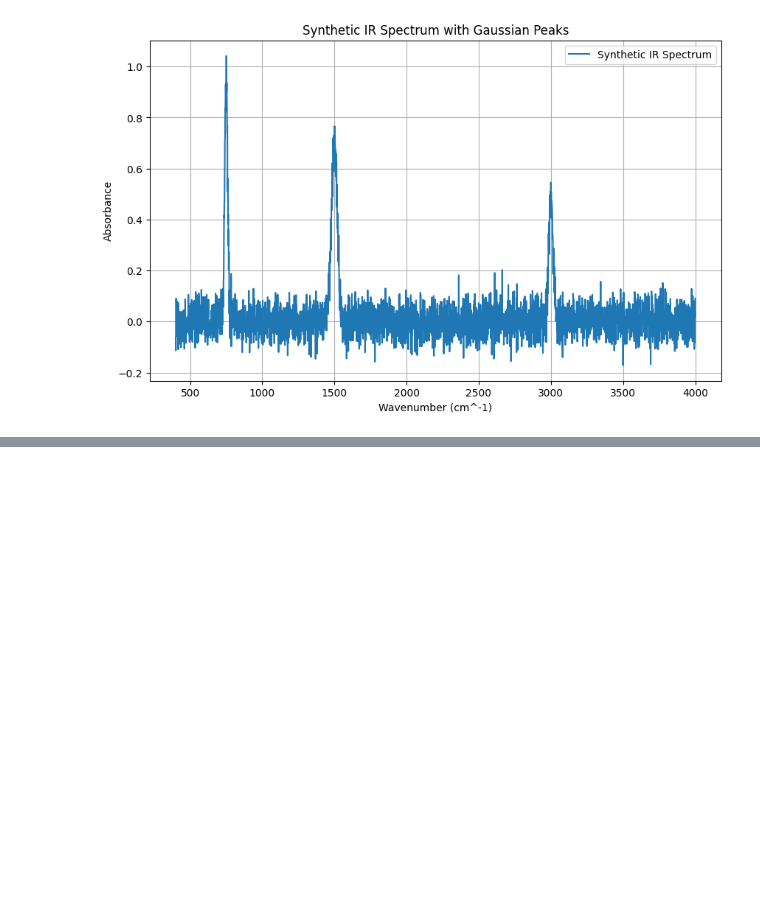
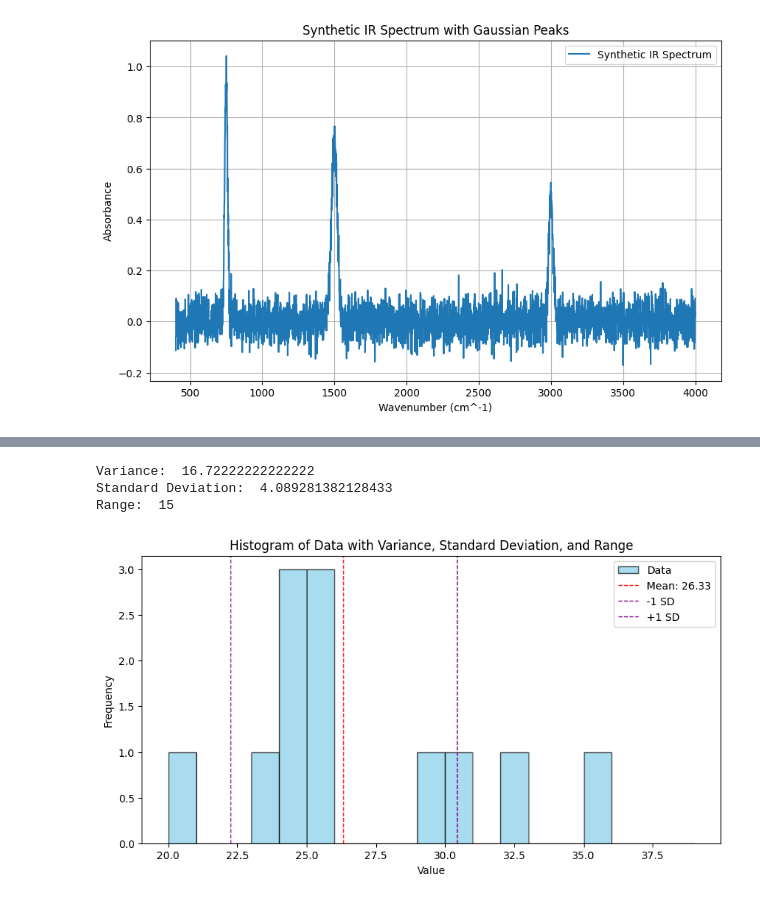
Before and after one commit to MehrdadJalali-AI/Statistics-and-Machine-Learning, a Jupyter notebook: C1_Statistics.ipynb, the cells around one changed output, grey strips where cells are left out. Cells and saved outputs as stored; diff of their text form; code cells hidden in the pictures; blank space fills up the shorter version.

```diff
--- a/C1_Statistics.ipynb
+++ b/C1_Statistics.ipynb
@@ -194,0 +294,38 @@ plt.show()
+# %%
+import numpy as np
+import pandas as pd
+import matplotlib.pyplot as plt
+
+# Create a sample dataset
+data = np.array([23, 24, 29, 20, 32, 25, 25, 30, 24, 35, 24, 25])
+
+# Calculate measures of dispersion
+variance = np.var(data)
+standard_deviation = np.sqrt(variance)
+data_range = np.max(data) - np.min(data)
+
+# Print the results
+print("Variance: ", variance)
+print("Standard Deviation: ", standard_deviation)
+print("Range: ", data_range)
+
+# Creating a DataFrame for easier visualization
+df = pd.DataFrame(data, columns=['Data'])
+
+# Plotting the data
+plt.figure(figsize=(10, 5))
+plt.hist(data, bins=range(20, 40), color='skyblue', alpha=0.7, label='Data', edgecolor='black')
+plt.axvline(np.mean(data), color='red', linestyle='dashed', linewidth=1, label=f'Mean: {np.mean(data):.2f}')
+plt.axvline(np.mean(data) - standard_deviation, color='purple', linestyle='dashed', linewidth=1, label=f'-1 SD')
+plt.axvline(np.mean(data) + standard_deviation, color='purple', linestyle='dashed', linewidth=1, label=f'+1 SD')
+
+plt.title('Histogram of Data with Variance, Standard Deviation, and Range')
+plt.xlabel('Value')
+plt.ylabel('Frequency')
+plt.legend()
+plt.show()
+# %% [output]
+Variance:  16.72222222222222
+Standard Deviation:  4.089281382128433
+Range:  15
+[figure, added]
```
Also changed, not shown: parts of 16 cells of this notebook.
